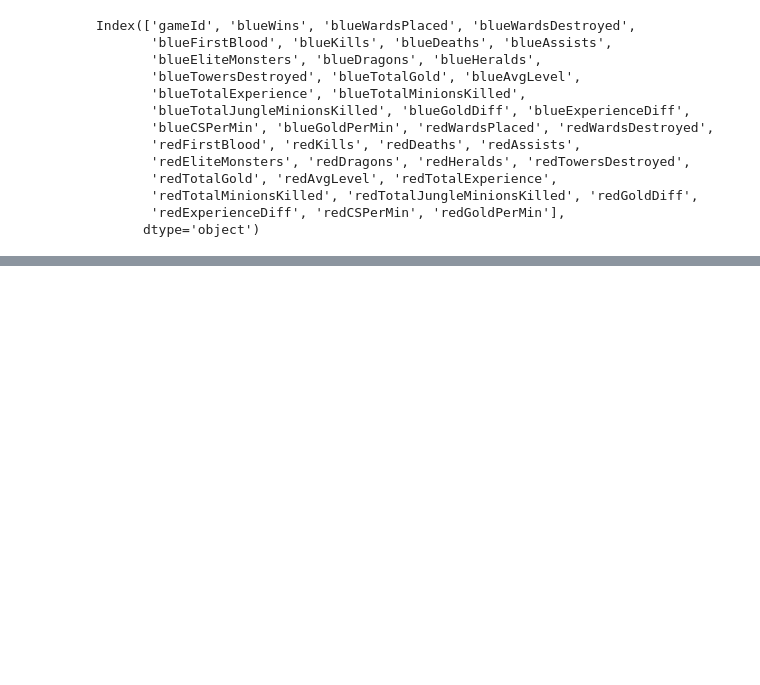
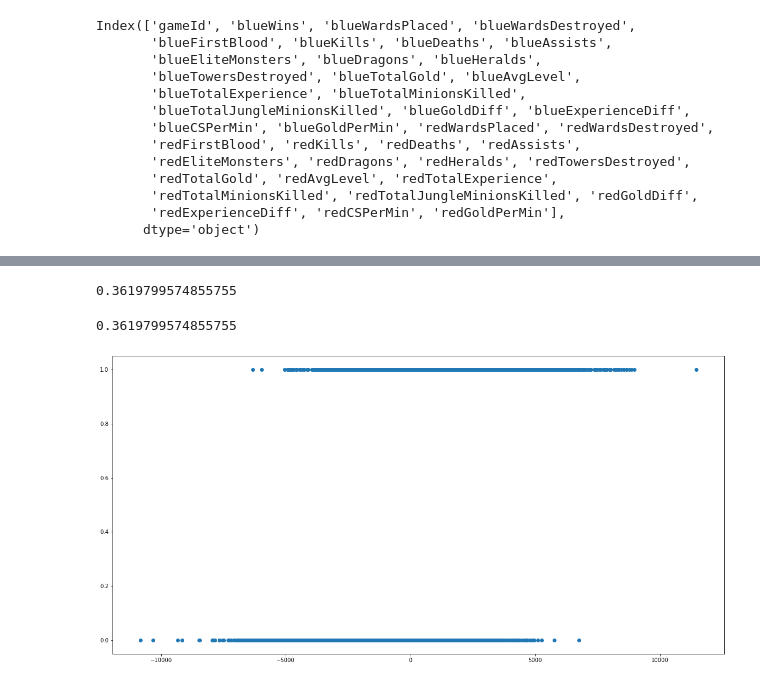
Before and after one commit to kylegross/League_of_Legends, a Jupyter notebook: ETL_code.ipynb, the cells around one changed output, grey strips where cells are left out. Saved outputs shown, nothing was run; the diff lists cells and outputs as text; code cells hidden in the pictures; blank space fills up the shorter version.

Commit message:
updated code with more graphs

```diff
--- a/ETL_code.ipynb
+++ b/ETL_code.ipynb
@@ -133,0 +144,17 @@ diff_df
+# %%
+gold_win_pct = len(diff_df[(diff_df['blueGoldDiff'] > 0) & (diff_df['blueWins'] == 1)])/len(diff_df)
+print(gold_win_pct)
+# %% [output]
+0.3619799574855755
+# %%
+#determining which feature had the biggest impact.
+experience_win_pct = len(diff_df[(diff_df['blueGoldDiff'] > 0) & (diff_df['blueWins'] == 1)])/len(diff_df)
+print(gold_win_pct)
+# %% [output]
+0.3619799574855755
+# %%
+plt.figure(figsize=(20,10))
+plt.scatter(diff_df.blueGoldDiff,diff_df.blueWins)
+plt.show()
+# %% [output]
+[figure, added]
```
Also changed, not shown: parts of 31 cells of this notebook.
